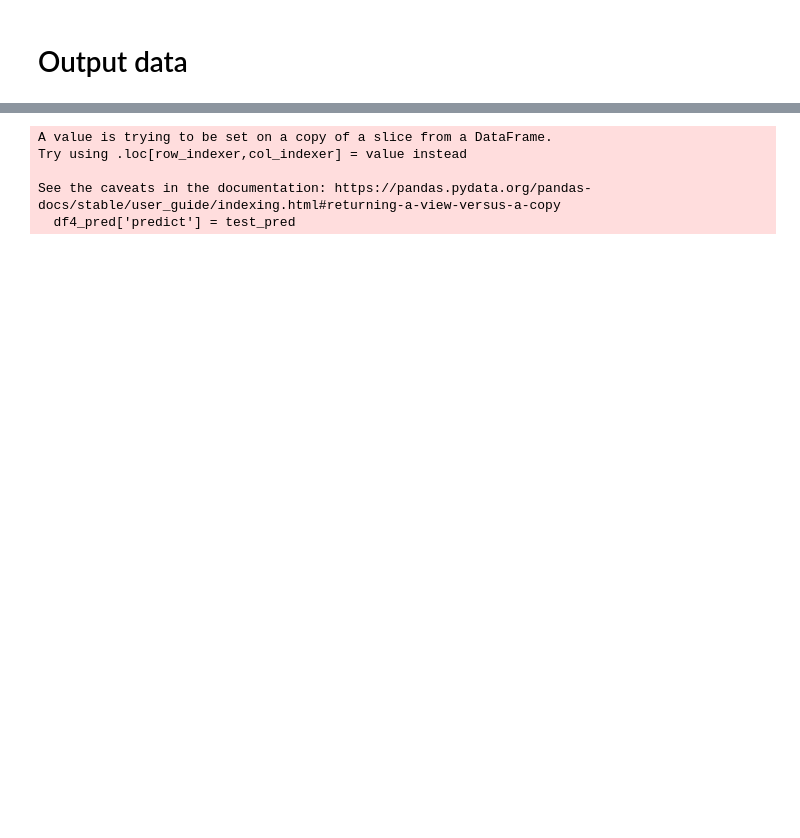
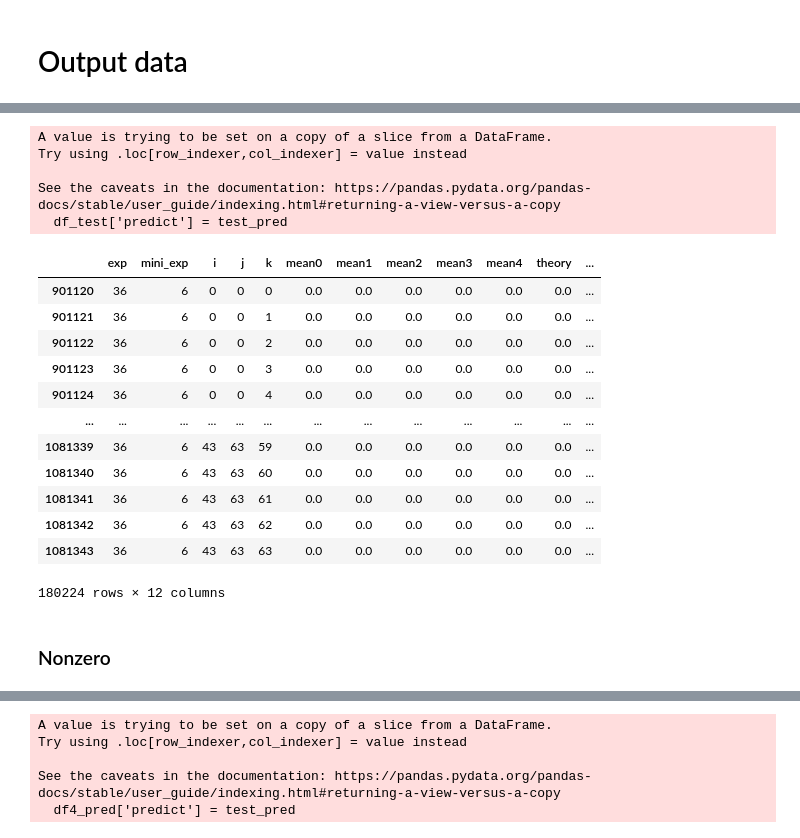
Before and after one commit to chikakoto/tdcs_thesis, a Jupyter notebook: notebooks/3.1_NN_optimize.ipynb, the cells around one changed output, grey strips where cells are left out. Cells and saved outputs as stored; diff of their text form; code cells hidden in the pictures; blank space fills up the shorter version.

```diff
--- a/notebooks/3.1_NN_optimize.ipynb
+++ b/notebooks/3.1_NN_optimize.ipynb
@@ -1204,0 +1223,24 @@ INFO:tensorflow:Assets written to: ram:///var/folders/yd/vkjb_lqj2_30lnyhzhjqtg9
+# %%
+df_test['predict'] = test_pred
+# %% [output]
+A value is trying to be set on a copy of a slice from a DataFrame.
+Try using .loc[row_indexer,col_indexer] = value instead
+
+See the caveats in the documentation: https://pandas.pydata.org/pandas-docs/stable/user_guide/indexing.html#returning-a-view-versus-a-copy
+  df_test['predict'] = test_pred
+# %%
+df_test
+# %% [output]
+|  | exp | mini_exp | i | j | k | mean0 | mean1 | mean2 | mean3 | mean4 | theory | ... |
+| 901120 | 36 | 6 | 0 | 0 | 0 | 0.0 | 0.0 | 0.0 | 0.0 | 0.0 | 0.0 | ... |
+| 901121 | 36 | 6 | 0 | 0 | 1 | 0.0 | 0.0 | 0.0 | 0.0 | 0.0 | 0.0 | ... |
+| 901122 | 36 | 6 | 0 | 0 | 2 | 0.0 | 0.0 | 0.0 | 0.0 | 0.0 | 0.0 | ... |
+| 901123 | 36 | 6 | 0 | 0 | 3 | 0.0 | 0.0 | 0.0 | 0.0 | 0.0 | 0.0 | ... |
+| 901124 | 36 | 6 | 0 | 0 | 4 | 0.0 | 0.0 | 0.0 | 0.0 | 0.0 | 0.0 | ... |
+| ... | ... | ... | ... | ... | ... | ... | ... | ... | ... | ... | ... | ... |
+| 1081339 | 36 | 6 | 43 | 63 | 59 | 0.0 | 0.0 | 0.0 | 0.0 | 0.0 | 0.0 | ... |
+| 1081340 | 36 | 6 | 43 | 63 | 60 | 0.0 | 0.0 | 0.0 | 0.0 | 0.0 | 0.0 | ... |
+| 1081341 | 36 | 6 | 43 | 63 | 61 | 0.0 | 0.0 | 0.0 | 0.0 | 0.0 | 0.0 | ... |
+| 1081342 | 36 | 6 | 43 | 63 | 62 | 0.0 | 0.0 | 0.0 | 0.0 | 0.0 | 0.0 | ... |
+| 1081343 | 36 | 6 | 43 | 63 | 63 | 0.0 | 0.0 | 0.0 | 0.0 | 0.0 | 0.0 | ... |
+180224 rows × 12 columns
@@ -1205,3 +1249,5 @@ INFO:tensorflow:Assets written to: ram:///var/folders/yd/vkjb_lqj2_30lnyhzhjqtg9
+# %% [markdown]
+### Nonzero
 # %%
 test_pred = model.predict(X4_pred)
 # %% [output]
```
Also changed, not shown: parts of 46 cells of this notebook, 13 other files.
